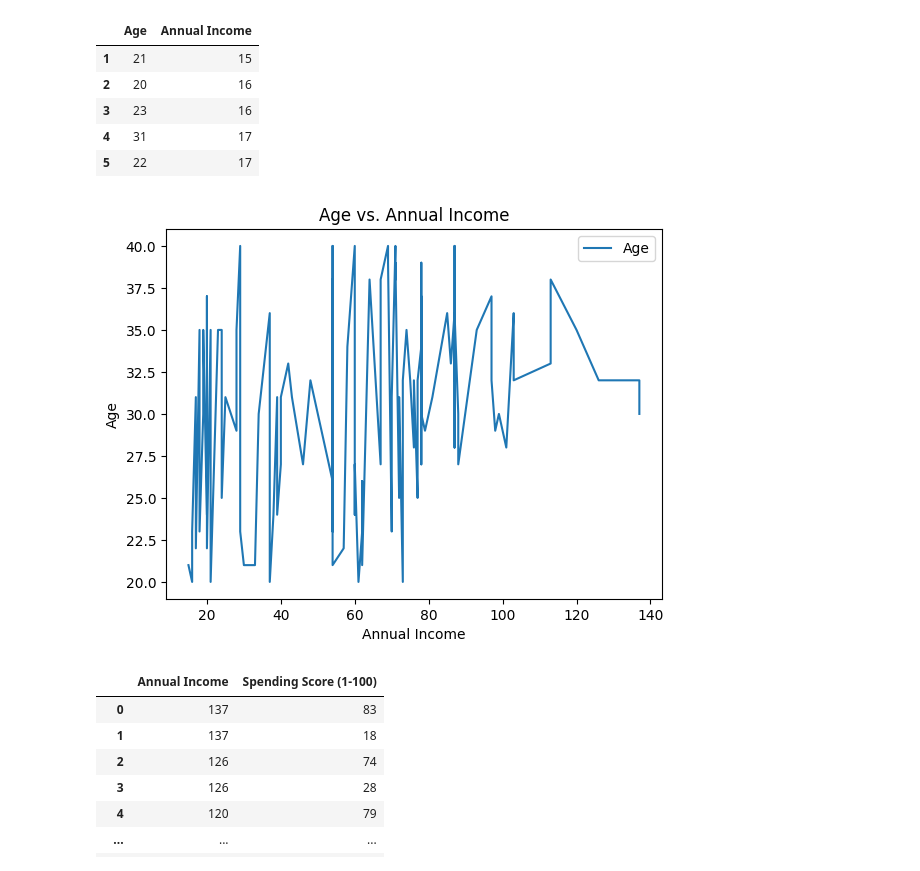
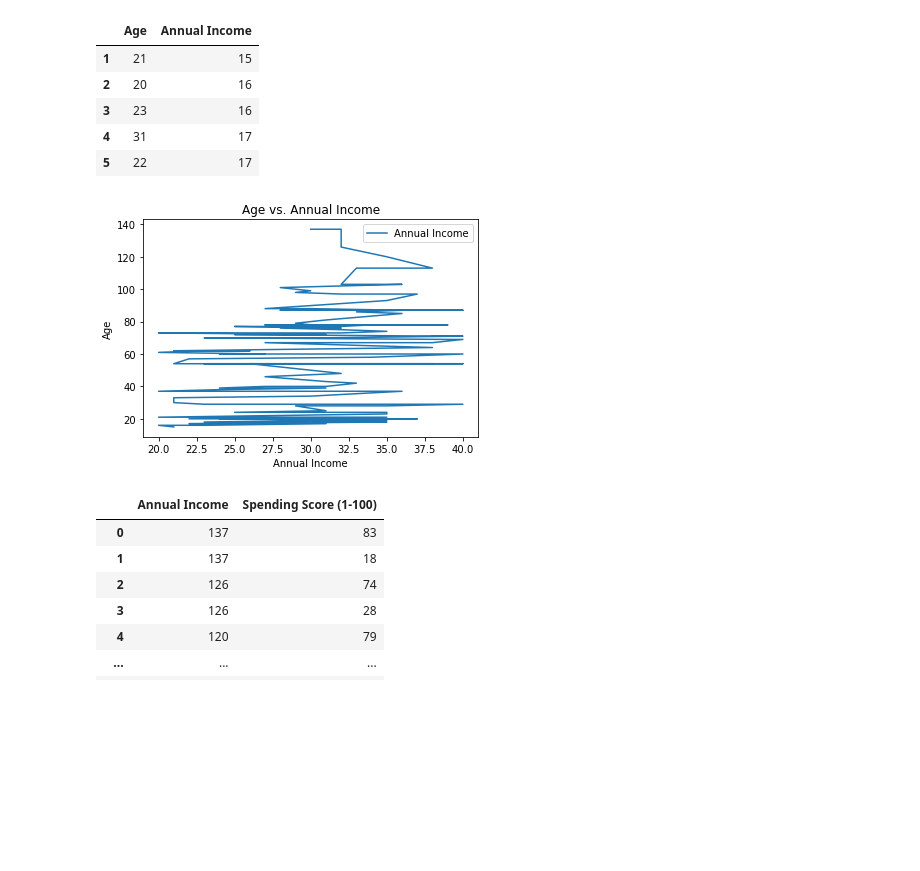
Before and after one commit to ayushagarwal42/trainingtask1, a Jupyter notebook: python_operations.ipynb, the cells around one changed output. Cells and saved outputs as stored; diff of their text form; code cells hidden in the pictures; blank space fills up the shorter version.

```diff
--- a/python_operations.ipynb
+++ b/python_operations.ipynb
@@ -473,13 +470,13 @@ age_income_df.head()
 | 5 | 22 | 17 |
 # %%
 %matplotlib inline
-age_income_df.plot(x='Annual Income',y='Age',kind='line',title='Age vs. Annual Income')
+age_income_df.plot(y='Annual Income',x='Age',kind='line',title='Age vs. Annual Income')
 plt.ylabel('Age')
 plt.xlabel('Annual Income')
 plt.show()
 #we use this when we have continuous dataset then we are interested in visualizing the data over the period of time
 # %% [output]
-[figure, old version]
+[figure, new version]
 # %%
 # Area Plot-area chart or area graph
 # used to represent cumulated totals using numbers or percentages over time
```
Also changed, not shown: parts of 59 cells of this notebook.
